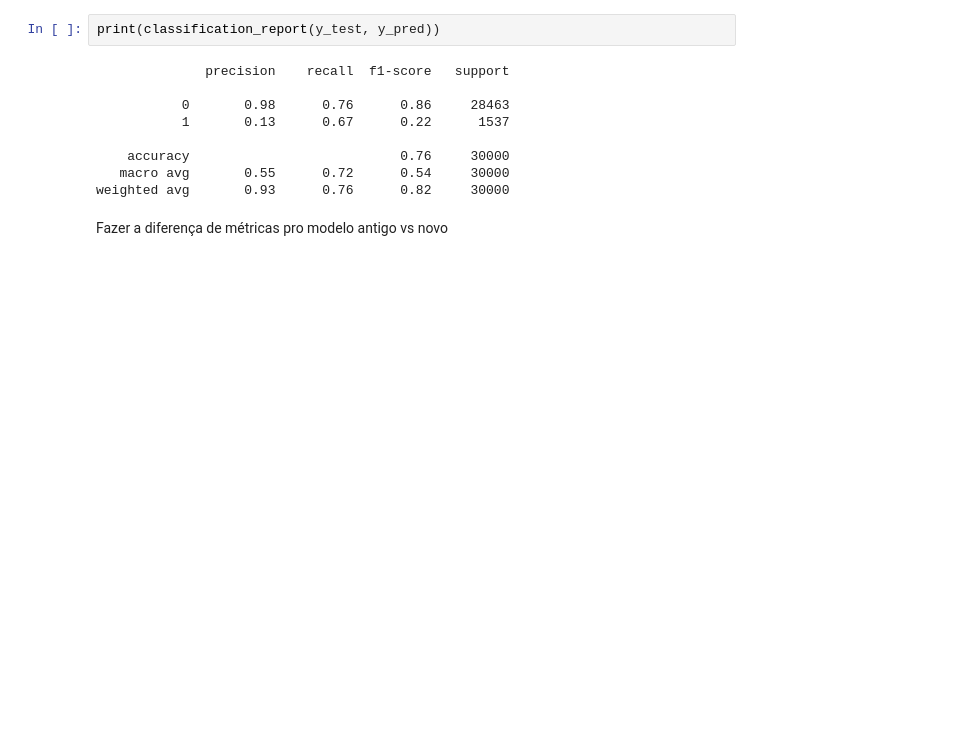
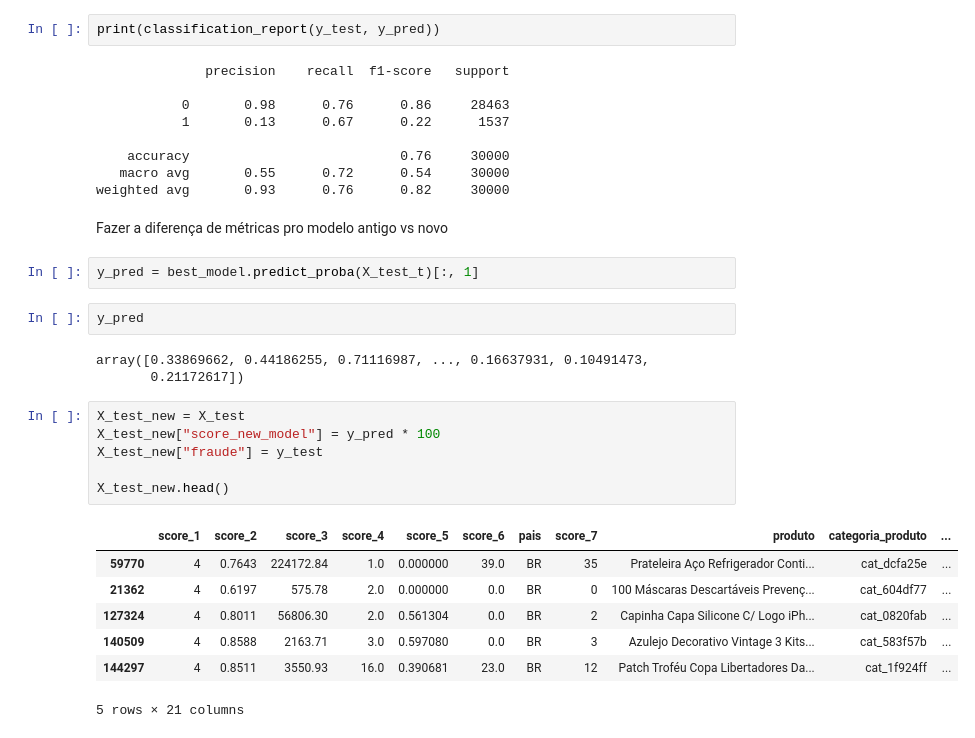
Before and after one commit to renneruan/fraud-detection, a Jupyter notebook: notebooks/3-modeling.ipynb, the cells around one changed output. Saved outputs shown, nothing was run; the diff lists cells and outputs as text; blank space fills up the shorter version.

Commit message:
Finalizando codificação de modelo, pendente descrição das etapas

```diff
--- a/notebooks/3-modeling.ipynb
+++ b/notebooks/3-modeling.ipynb
@@ -362,3 +362,24 @@ print(classification_report(y_test, y_pred))
 weighted avg       0.93      0.76      0.82     30000
 # %% [markdown]
 Fazer a diferença de métricas pro modelo antigo vs novo
+# %%
+y_pred = best_model.predict_proba(X_test_t)[:, 1]
+# %%
+y_pred
+# %% [output]
+array([0.33869662, 0.44186255, 0.71116987, ..., 0.16637931, 0.10491473,
+       0.21172617])
+# %%
+X_test_new = X_test
+X_test_new["score_new_model"] = y_pred * 100
+X_test_new["fraude"] = y_test
+
+X_test_new.head()
+# %% [output]
+|  | score_1 | score_2 | score_3 | score_4 | score_5 | score_6 | pais | score_7 | produto | categoria_produto | ... |
+| 59770 | 4 | 0.7643 | 224172.84 | 1.0 | 0.000000 | 39.0 | BR | 35 | Prateleira Aço Refrigerador Conti... | cat_dcfa25e | ... |
+| 21362 | 4 | 0.6197 | 575.78 | 2.0 | 0.000000 | 0.0 | BR | 0 | 100 Máscaras Descartáveis Prevenç... | cat_604df77 | ... |
+| 127324 | 4 | 0.8011 | 56806.30 | 2.0 | 0.561304 | 0.0 | BR | 2 | Capinha Capa Silicone C/ Logo iPh... | cat_0820fab | ... |
+| 140509 | 4 | 0.8588 | 2163.71 | 3.0 | 0.597080 | 0.0 | BR | 3 | Azulejo Decorativo Vintage 3 Kits... | cat_583f57b | ... |
+| 144297 | 4 | 0.8511 | 3550.93 | 16.0 | 0.390681 | 23.0 | BR | 12 | Patch Troféu Copa Libertadores Da... | cat_1f924ff | ... |
+5 rows × 21 columns
```
Also changed, not shown: parts of 3 cells of this notebook.
